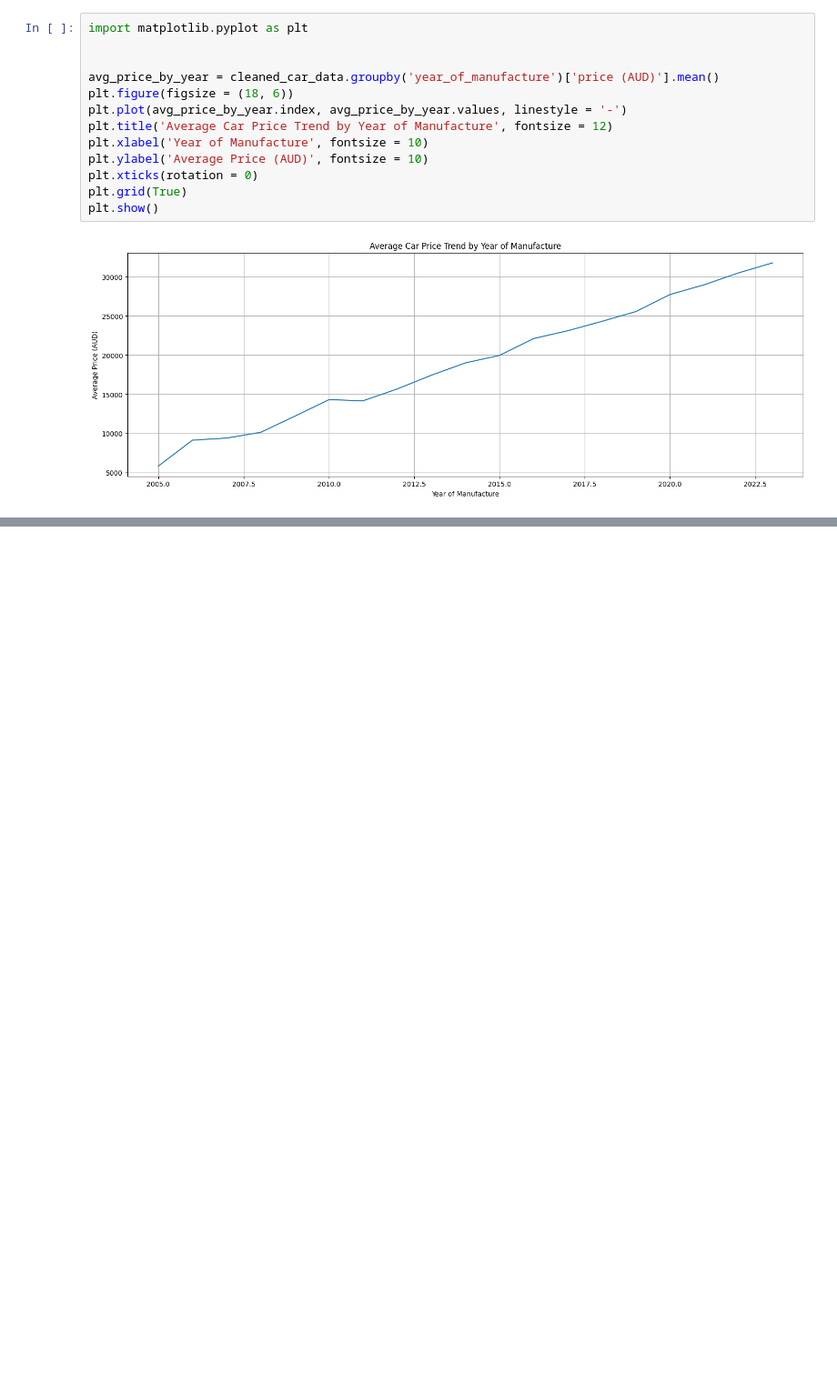
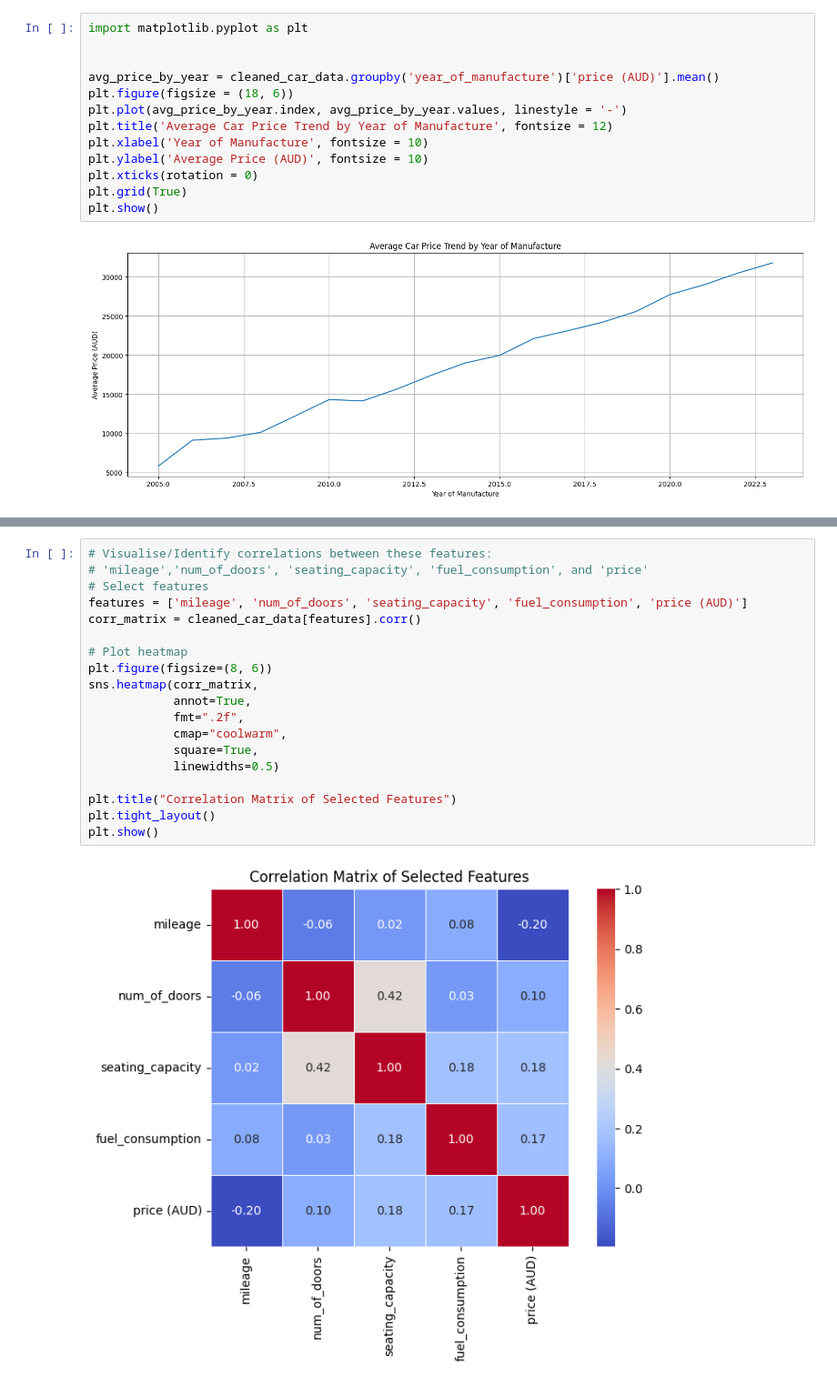
Before and after one commit to Rimanshuu/7008_Data_Vis_Repo, a Jupyter notebook: Assignment1_7008_T2_25.ipynb, the cells around one changed output, grey strips where cells are left out. Shown: that part at 91% size. Saved outputs shown, nothing was run; the diff lists cells and outputs as text; blank space fills up the shorter version.

```diff
--- a/Assignment1_7008_T2_25.ipynb
+++ b/Assignment1_7008_T2_25.ipynb
@@ -449,0 +496,21 @@ plt.show()
+# %%
+# Visualise/Identify correlations between these features:
+# 'mileage','num_of_doors', 'seating_capacity', 'fuel_consumption', and 'price'
+# Select features
+features = ['mileage', 'num_of_doors', 'seating_capacity', 'fuel_consumption', 'price (AUD)']
+corr_matrix = cleaned_car_data[features].corr()
+
+# Plot heatmap
+plt.figure(figsize=(8, 6))
+sns.heatmap(corr_matrix,
+            annot=True,
+            fmt=".2f",
+            cmap="coolwarm",
+            square=True,
+            linewidths=0.5)
+
+plt.title("Correlation Matrix of Selected Features")
+plt.tight_layout()
+plt.show()
+# %% [output]
+[figure, added]
```
Also changed, not shown: parts of 6 cells of this notebook.
